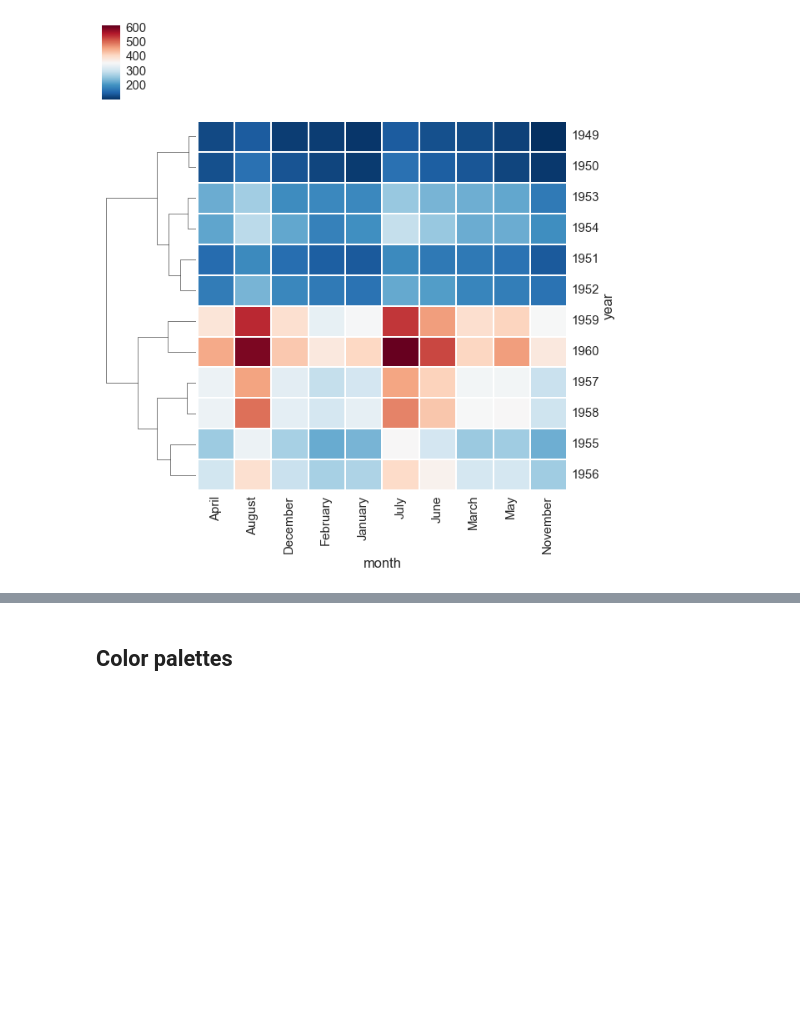
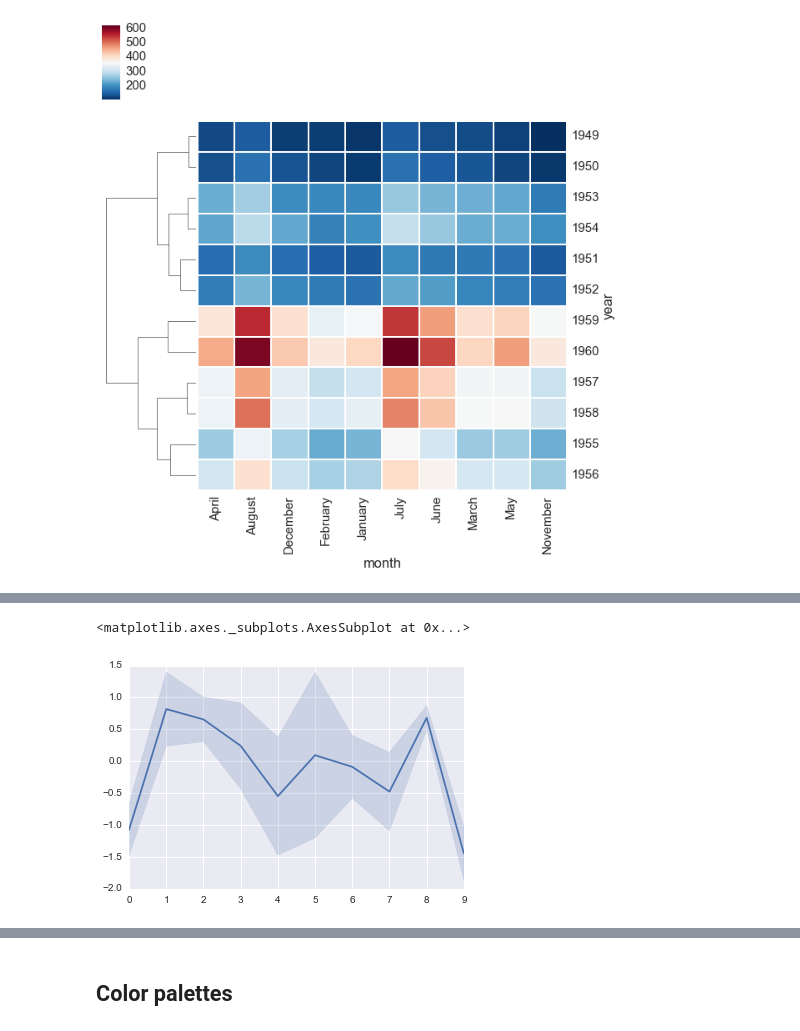
Before and after one commit to cangermueller/cheat, a Jupyter notebook: python/nb/seaborn.ipynb, the cells around one changed output, grey strips where cells are left out. Cells and saved outputs as stored; diff of their text form; code cells hidden in the pictures; blank space fills up the shorter version.

```diff
--- a/python/nb/seaborn.ipynb
+++ b/python/nb/seaborn.ipynb
@@ -137,0 +156,5 @@ sns.clustermap(tt.iloc[:, :10], cmap='RdBu_r', col_cluster=False);
+# %%
+sns.tsplot(t[:, :, 1])
+# %% [output]
+<matplotlib.axes._subplots.AxesSubplot at 0x...>
+[figure, added]
```
Also changed, not shown: parts of 8 cells of this notebook, 1 other file.
